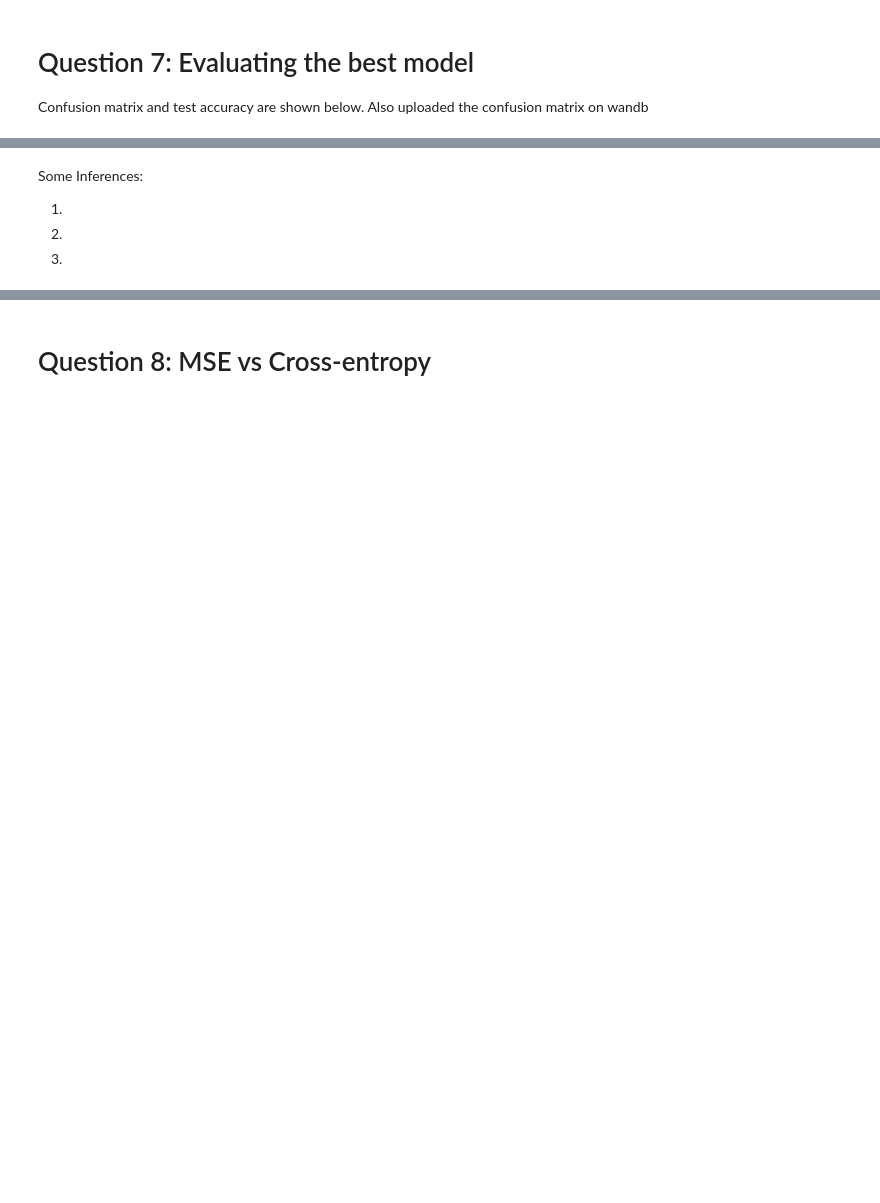
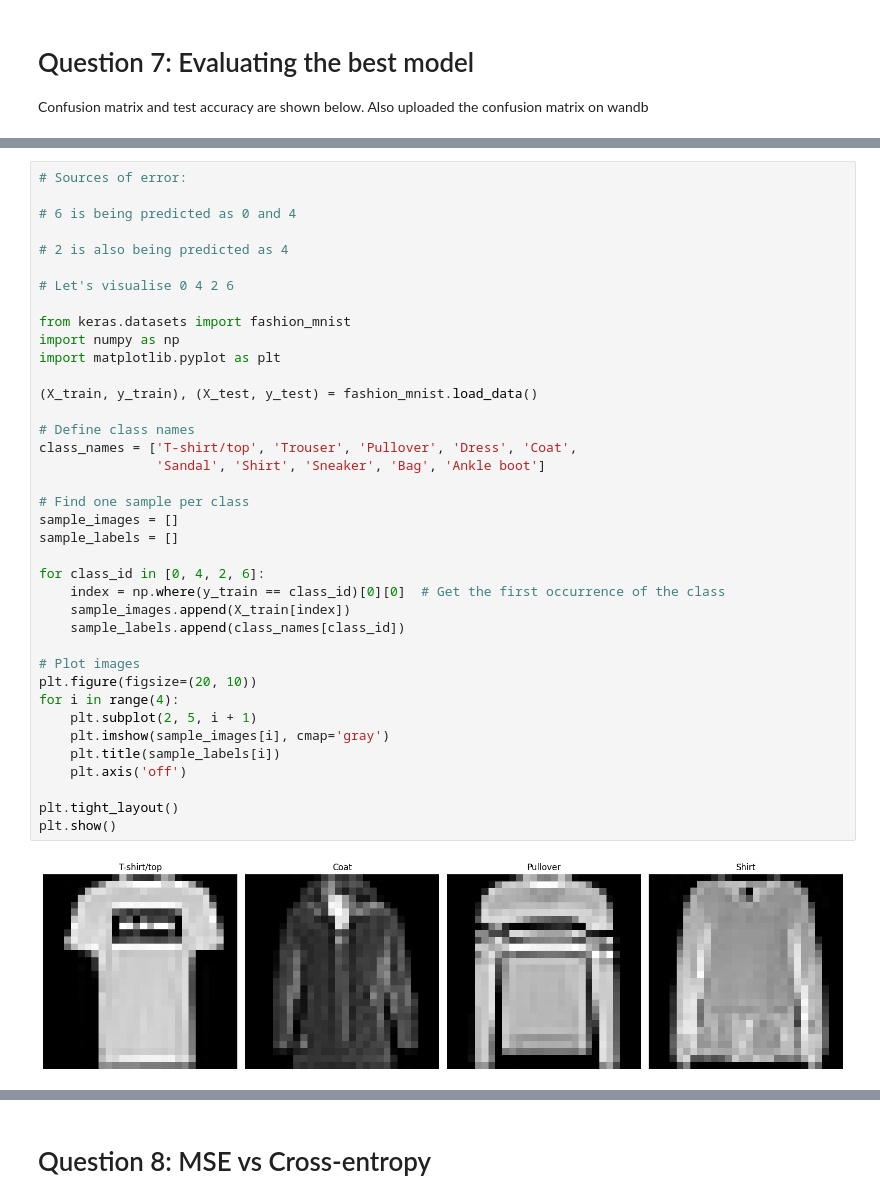
Before and after one commit to Hiran03/NN_from_scratch, a Jupyter notebook: compilation.ipynb, the cells around one changed output, grey strips where cells are left out. Drawn from its saved outputs; the diff is of its cells as text; blank space fills up the shorter version.

```diff
--- a/compilation.ipynb
+++ b/compilation.ipynb
@@ -212,9 +324,41 @@ Test accuracy 0.8596
-# %% [markdown]
-Some Inferences:
-
-1.
-
-2.
-
-3.
+# %%
+# Sources of error:
+
+# 6 is being predicted as 0 and 4
+
+# 2 is also being predicted as 4
+
+# Let's visualise 0 4 2 6
+
+from keras.datasets import fashion_mnist
+import numpy as np
+import matplotlib.pyplot as plt
+
+(X_train, y_train), (X_test, y_test) = fashion_mnist.load_data()
+
+# Define class names
+class_names = ['T-shirt/top', 'Trouser', 'Pullover', 'Dress', 'Coat',
+               'Sandal', 'Shirt', 'Sneaker', 'Bag', 'Ankle boot']
+
+# Find one sample per class
+sample_images = []
+sample_labels = []
+
+for class_id in [0, 4, 2, 6]:
+    index = np.where(y_train == class_id)[0][0]  # Get the first occurrence of the class
+    sample_images.append(X_train[index])
+    sample_labels.append(class_names[class_id])
+
+# Plot images
+plt.figure(figsize=(20, 10))
+for i in range(4):
+    plt.subplot(2, 5, i + 1)
+    plt.imshow(sample_images[i], cmap='gray')
+    plt.title(sample_labels[i])
+    plt.axis('off')
+
+plt.tight_layout()
+plt.show()
+# %% [output]
+[figure, added]
 # %%
```
Also changed, not shown: parts of 15 cells of this notebook, 9 other files.
